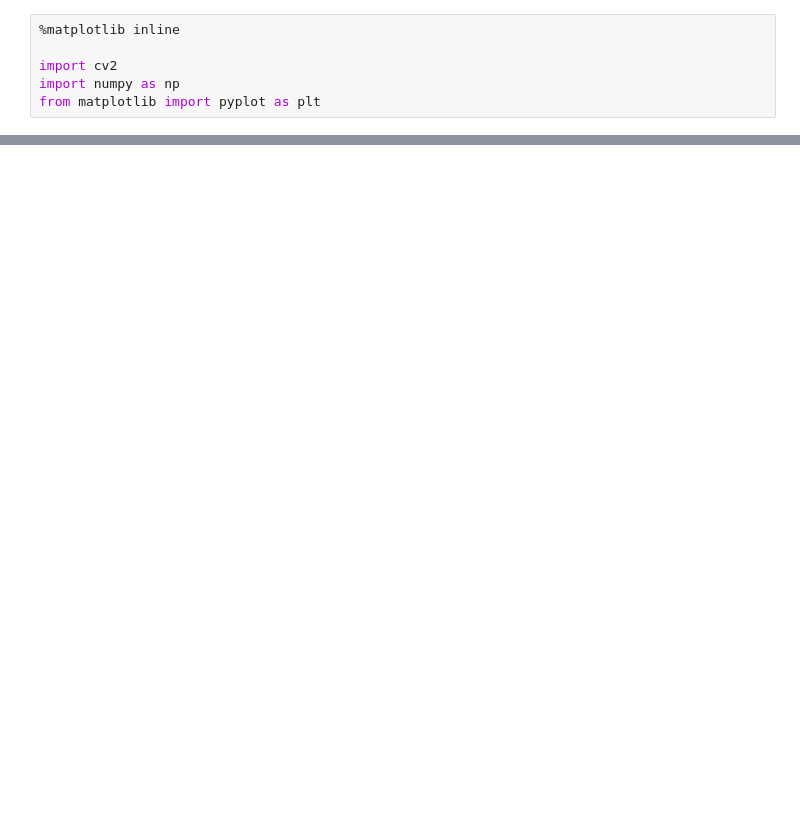
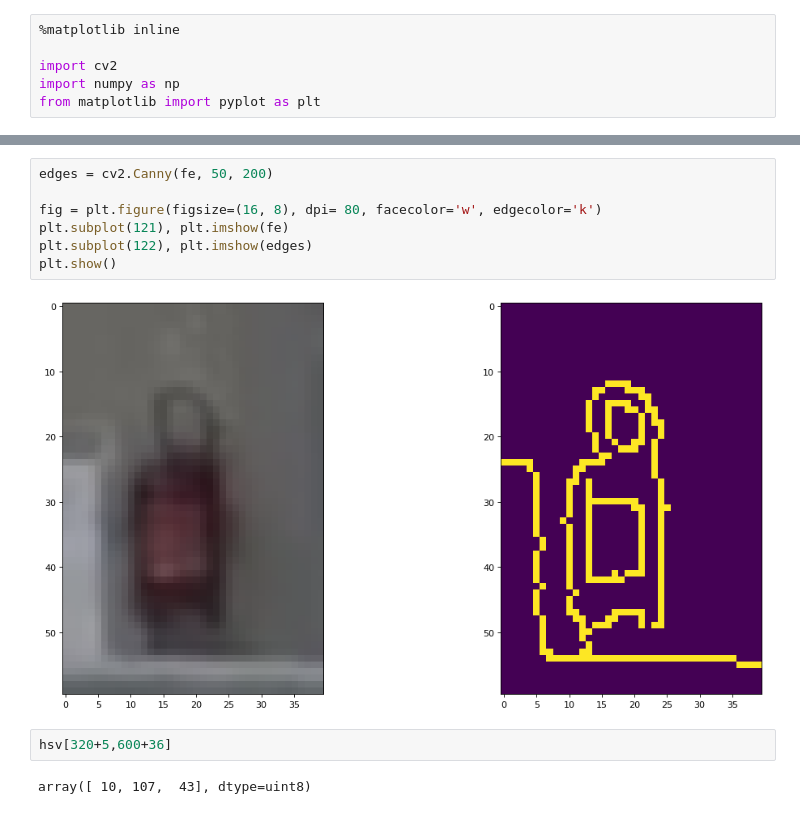
Before and after one commit to fuegoio/vision-tello, a Jupyter notebook: Lab #1.ipynb, the cells around one changed output, grey strips where cells are left out. Drawn from its saved outputs; the diff is of its cells as text; blank space fills up the shorter version.

```diff
--- a/Lab #1.ipynb
+++ b/Lab #1.ipynb
@@ -9,0 +25,13 @@ hsv = cv2.cvtColor(img, cv2.COLOR_RGB2HSV)
+# %%
+edges = cv2.Canny(fe, 50, 200)
+
+fig = plt.figure(figsize=(16, 8), dpi= 80, facecolor='w', edgecolor='k')
+plt.subplot(121), plt.imshow(fe)
+plt.subplot(122), plt.imshow(edges)
+plt.show()
+# %% [output]
+[figure, added]
+# %%
+hsv[320+5,600+36]
+# %% [output]
+array([ 10, 107,  43], dtype=uint8)
```
Also changed, not shown: parts of 22 cells of this notebook, 5 other files.
